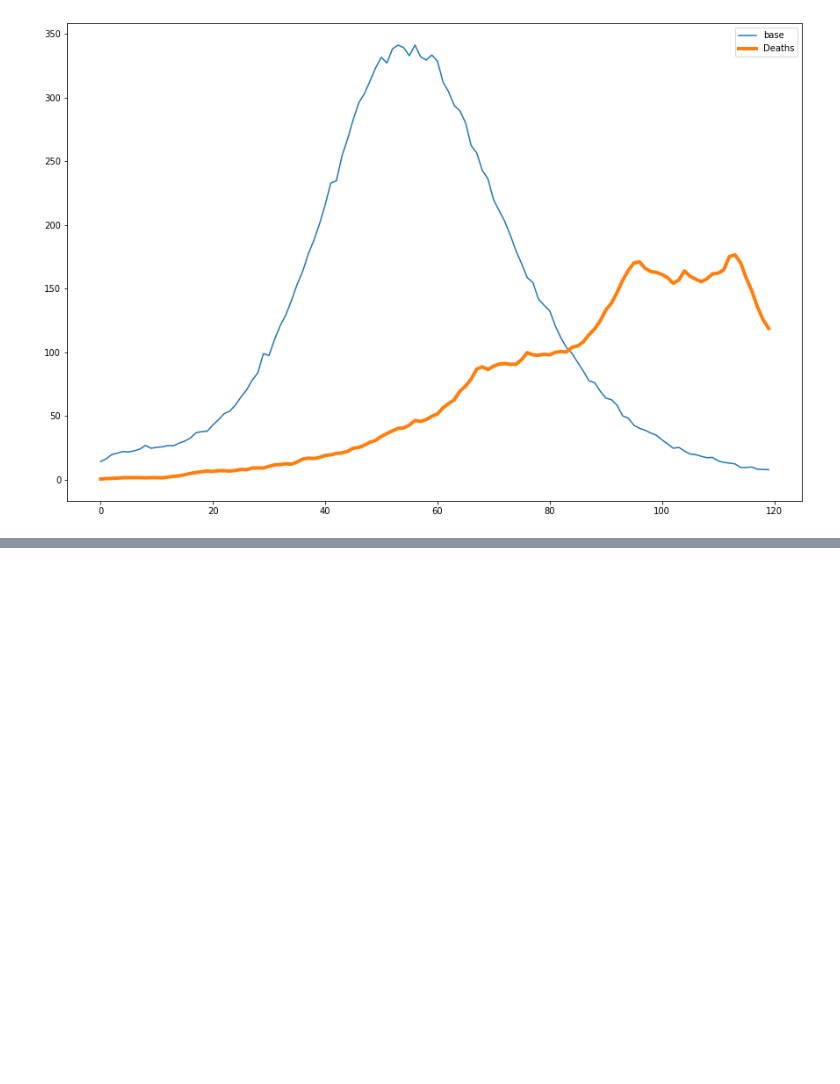
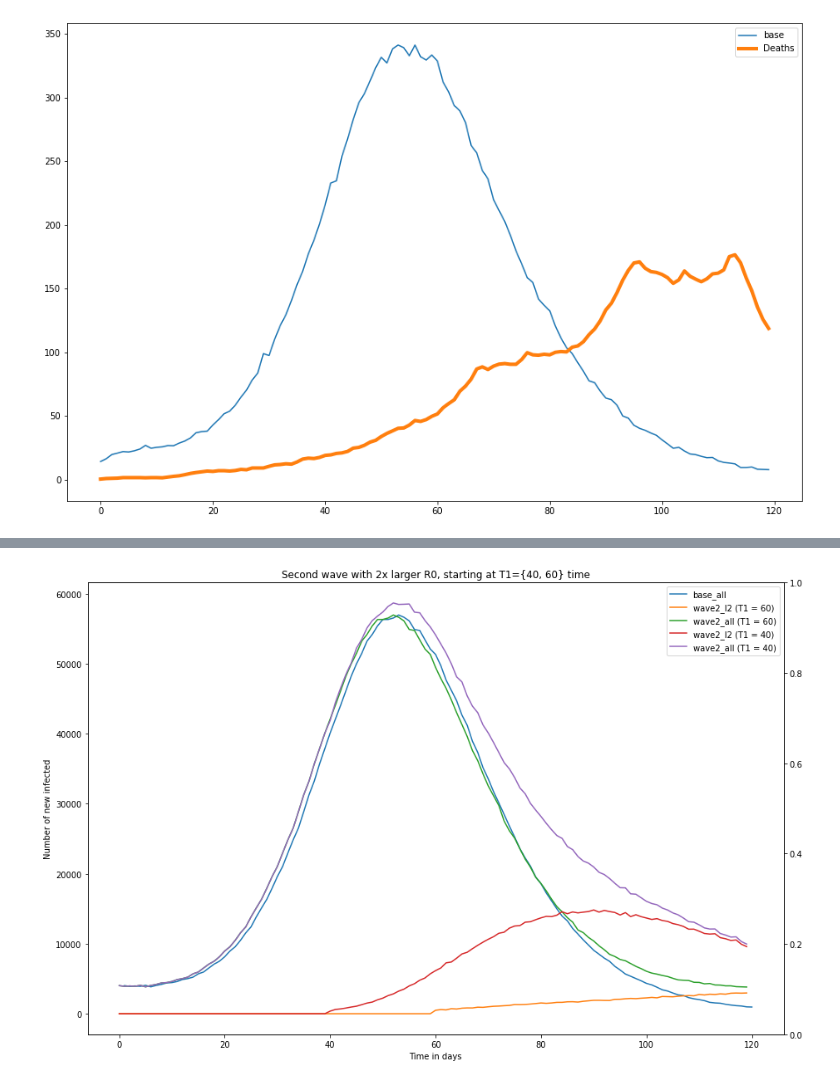
Before and after one commit to kolokcse/covid19-santiago, a Jupyter notebook: code/hun_codes/scripts/plot_sims.ipynb, the cells around one changed output, grey strips where cells are left out. Cells and saved outputs as stored; diff of their text form; code cells hidden in the pictures; blank space fills up the shorter version.

```diff
--- a/code/hun_codes/scripts/plot_sims.ipynb
+++ b/code/hun_codes/scripts/plot_sims.ipynb
@@ -204,0 +218,23 @@ dtype: float64
+# %%
+fig, axs = plt.subplots(1,1,figsize=(15,10))
+ax = axs
+ax2 = ax.twinx()
+death, Is, Is2 = get_inf_curve(f"../../output/second_wave/base", death = death_ratio*10)
+x = np.array(list(range(1, len(death)+1)))
+ax.plot(x, Is+Is2, label=f"base_all")
+
+death, Is, Is2 = get_inf_curve(f"../../output/second_wave/second_60_2.0", death = death_ratio*10)
+ax.plot(x, Is2, label=f"wave2_I2 (T1 = 60)")
+ax.plot(x, Is+Is2, label=f"wave2_all (T1 = 60)")
+
+death, Is, Is2 = get_inf_curve(f"../../output/second_wave/second_40_2.0", death = death_ratio*10)
+ax.plot(x, Is2, label=f"wave2_I2 (T1 = 40)")
+ax.plot(x, Is+Is2, label=f"wave2_all (T1 = 40)")
+
+ax.legend()
+ax.set_xlabel("Time in days")
+ax.set_ylabel("Number of new infected")
+ax.set_title("Second wave with 2x larger R0, starting at T1={40, 60} time")
+plt.show()
+# %% [output]
+[figure, added]
```
Also changed, not shown: parts of 13 cells of this notebook, 2 other files.
